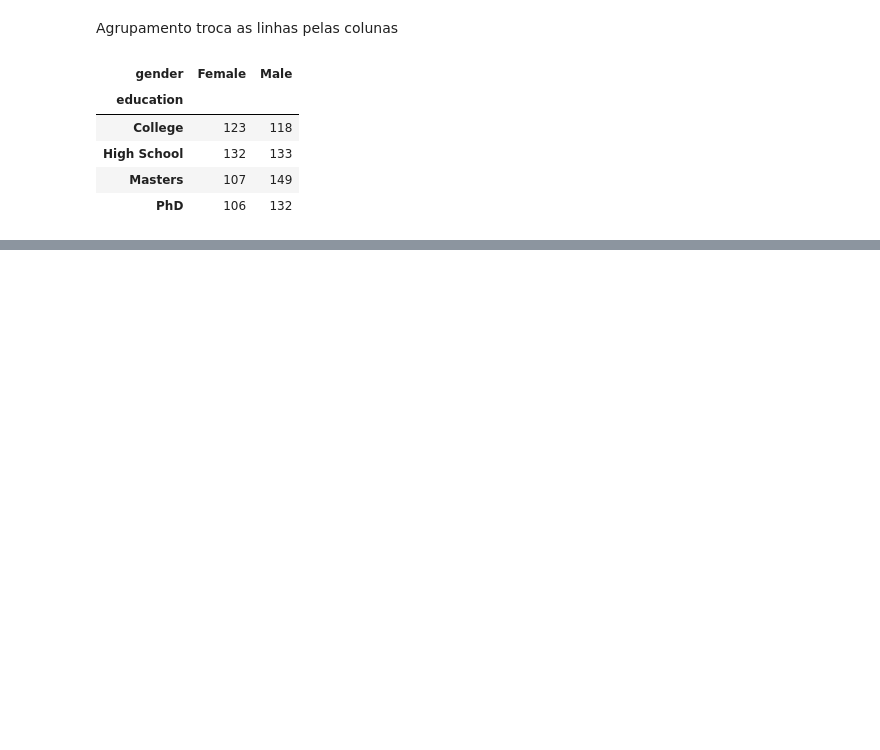
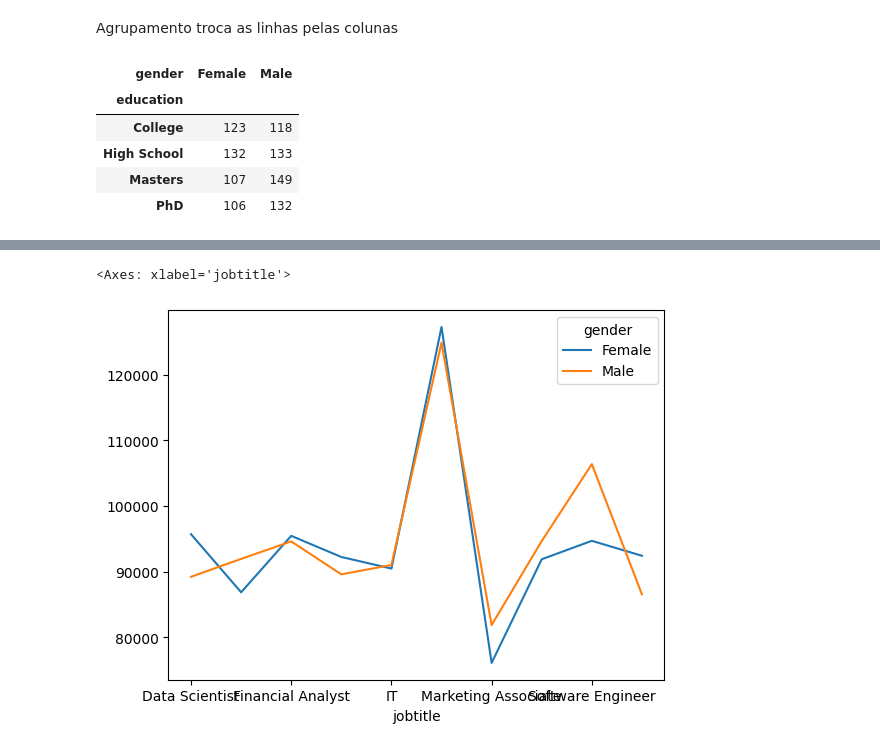
Before and after one commit to vilmarprado/mack_ling_prog_cie_dados, a Jupyter notebook: LP_T4.ipynb, the cells around one changed output, grey strips where cells are left out. Saved outputs shown, nothing was run; the diff lists cells and outputs as text; code cells hidden in the pictures; blank space fills up the shorter version.

```diff
--- a/LP_T4.ipynb
+++ b/LP_T4.ipynb
@@ -169,0 +169,7 @@ AttributeError: ignored
+# %%
+from ast import increment_lineno
+import numpy as np
+import matplotlib.pyplot as plt
+%matplotlib inline
+df2 = data.groupby(['gender','jobtitle'], as_index=False).income.mean()
+df2
@@ -169,0 +194,4 @@ AttributeError: ignored
+# %%
+df2_pivot_x = pd.pivot_table(df2,index = 'jobtitle', columns ='gender', values='income').reset_index()
+df2_pivot = df2_pivot_x.set_index('jobtitle')
+df2_pivot
@@ -169,0 +211,5 @@ AttributeError: ignored
+# %%
+df2_pivot.plot()
+# %% [output]
+<Axes: xlabel='jobtitle'>
+[figure, added]
```
Also changed, not shown: parts of 9 cells of this notebook.
